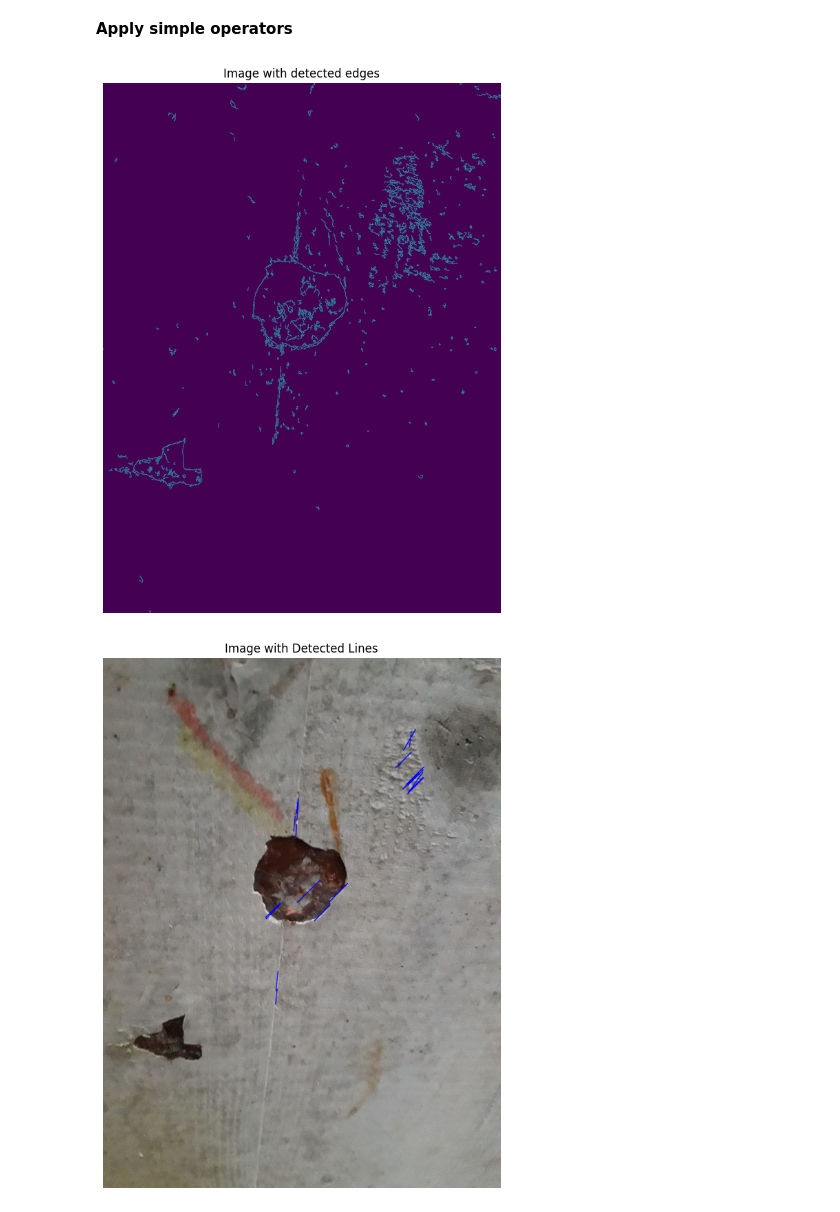
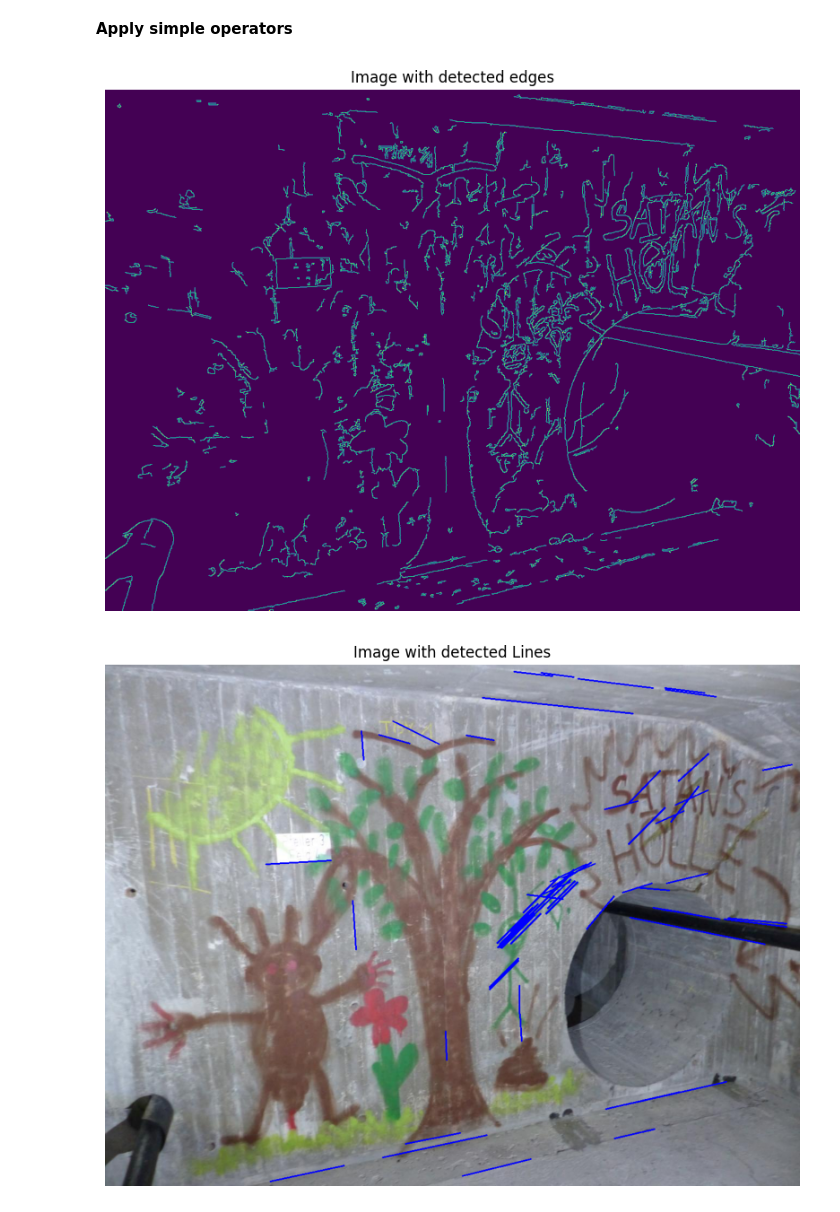
Before and after one commit to Samuelkoenig/PAMI_project_1, a Jupyter notebook: test.ipynb, the cells around one changed output. Drawn from its saved outputs; the diff is of its cells as text; code cells hidden in the pictures.

```diff
--- a/test.ipynb
+++ b/test.ipynb
@@ -98,7 +98,7 @@ def draw_lbp_texture_detector(lbp):
 # %%
 # Read in image:
 path = "data/dacl10k_v2_devphase/images/train/"
-file = "dacl10k_v2_train_0045.jpg"
+file = "dacl10k_v2_train_0001.jpg"
 image_path = path + file
 image = cv2.imread(image_path, cv2.IMREAD_COLOR)
 grey_image = cv2.imread(image_path, cv2.IMREAD_GRAYSCALE)
@@ -106,32 +106,32 @@ grey_image = cv2.imread(image_path, cv2.IMREAD_GRAYSCALE)
 # Apply canny edge detection:
 edges = canny_edge_detector(image.copy(), 50, 150)
 draw_canny_edge_detector(edges)
 
 # Apply hough lines detection:
 #lines = hough_lines_detector(image.copy(), 50, 150, 100, 50, 10)
 edges = cv2.Canny(image.copy(), 50, 150)
 lines = cv2.HoughLinesP(edges, 1, np.pi/180, 100, minLineLength=50, maxLineGap=10)
 draw_hough_lines_detector(image.copy(), lines)
 
 # Apply contour detection:
 contours = contour_detector(grey_image.copy(), 127, 255)
 draw_contour_detector(image.copy(), contours)
 
 # Apply red-brown color detection:
 rusty_lower_bounds = [[0, 40, 50], [170, 40, 50]]
 rusty_upper_bounds = [[20, 255, 200], [180, 255, 200]]
 mask = color_detector(image.copy(), rusty_lower_bounds, rusty_upper_bounds)
 draw_color_detector(mask)
 
 # Apply grey and brown color detection:
 rusty_lower_bounds = [[0, 0, 50], [0, 40, 50], [170, 40, 50]]
 rusty_upper_bounds = [[180, 50, 255], [20, 255, 200], [180, 255, 200]]
 mask = color_detector(image.copy(), rusty_lower_bounds, rusty_upper_bounds)
 draw_color_detector(mask)
 
 # Apply texture analysis using LBP:
 lbp_image = lbp_texture_detector(grey_image)
 draw_lbp_texture_detector(lbp_image)
 # %% [output]
-[figure, old version]
+[figure, new version]
-[figure, old version]
+[figure, new version]
```
Also changed, not shown: parts of 1 cell of this notebook, 4 other files.
